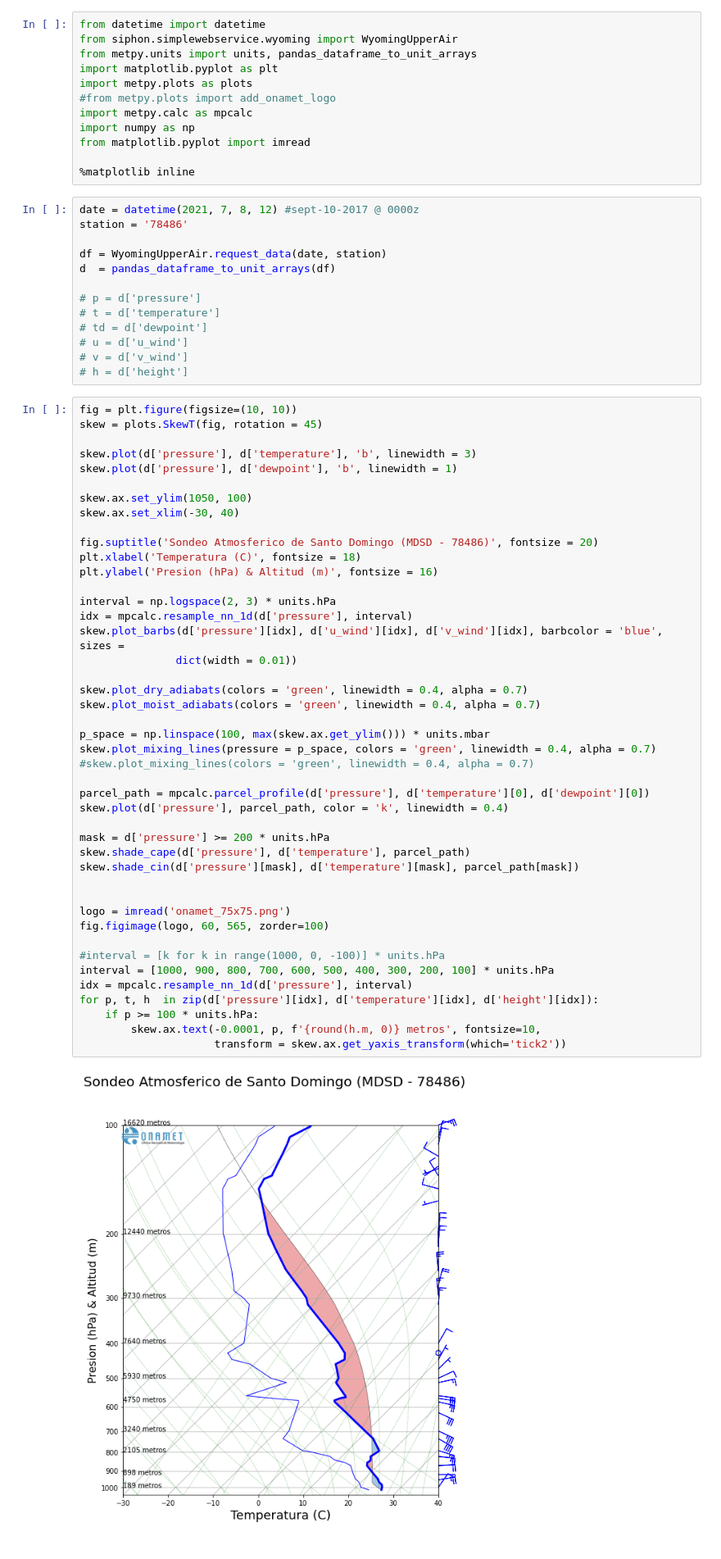
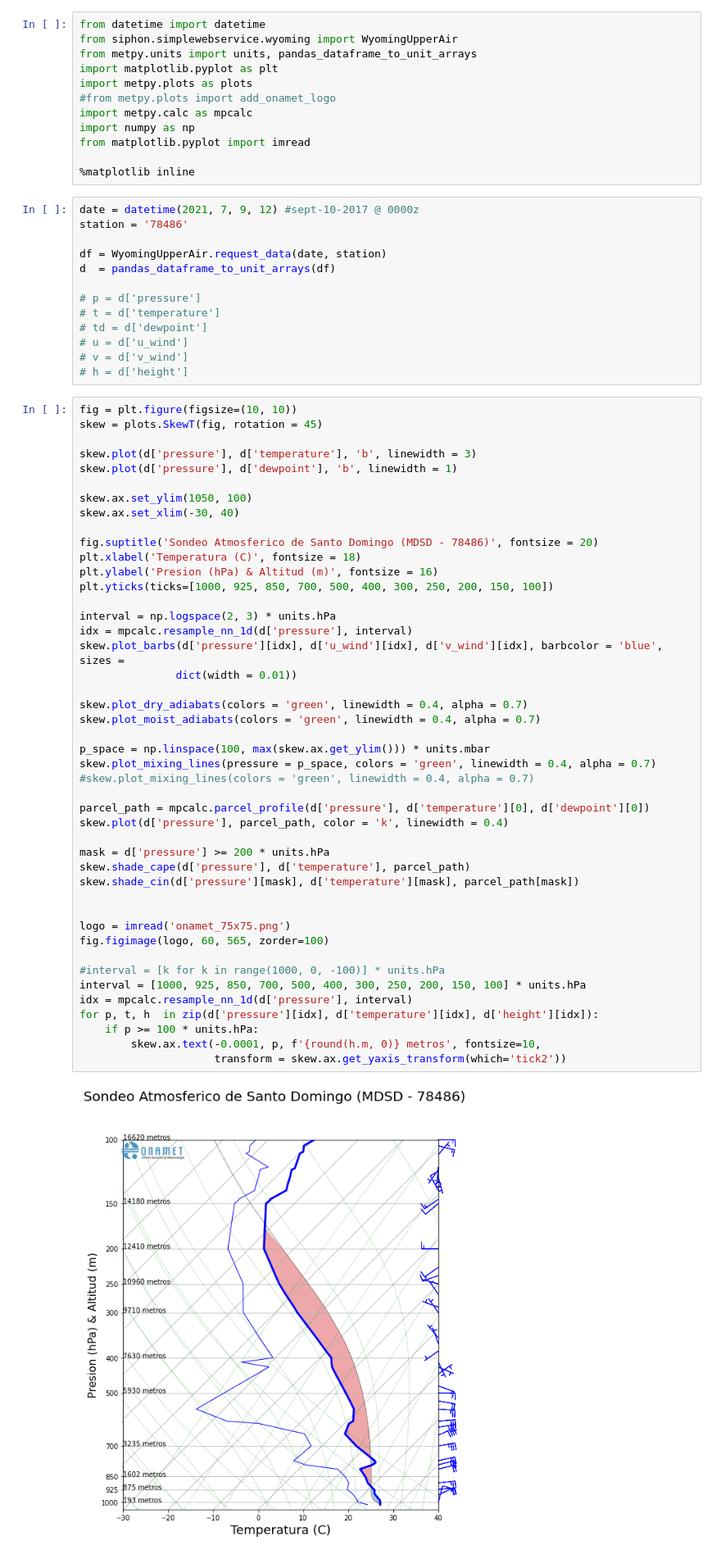
Before and after one commit to jmedinah09/UnidataProjects, a Jupyter notebook: sounding_plot_project/sounding_plot.ipynb, the cells around one changed output. Shown at 82% size. Saved outputs shown, nothing was run; the diff lists cells and outputs as text.

Commit message:
Cambio del ytick

```diff
--- a/sounding_plot_project/sounding_plot.ipynb
+++ b/sounding_plot_project/sounding_plot.ipynb
@@ -11,7 +11,7 @@ from matplotlib.pyplot import imread
 
 %matplotlib inline
 # %%
-date = datetime(2021, 7, 8, 12) #sept-10-2017 @ 0000z
+date = datetime(2021, 7, 9, 12) #sept-10-2017 @ 0000z
 station = '78486'
 
 df = WyomingUpperAir.request_data(date, station)
@@ -36,39 +36,40 @@ skew.ax.set_xlim(-30, 40)
 fig.suptitle('Sondeo Atmosferico de Santo Domingo (MDSD - 78486)', fontsize = 20)
 plt.xlabel('Temperatura (C)', fontsize = 18)
 plt.ylabel('Presion (hPa) & Altitud (m)', fontsize = 16)
+plt.yticks(ticks=[1000, 925, 850, 700, 500, 400, 300, 250, 200, 150, 100])
 
 interval = np.logspace(2, 3) * units.hPa
 idx = mpcalc.resample_nn_1d(d['pressure'], interval)
 skew.plot_barbs(d['pressure'][idx], d['u_wind'][idx], d['v_wind'][idx], barbcolor = 'blue', sizes =
                dict(width = 0.01))
 
 skew.plot_dry_adiabats(colors = 'green', linewidth = 0.4, alpha = 0.7)
 skew.plot_moist_adiabats(colors = 'green', linewidth = 0.4, alpha = 0.7)
 
 p_space = np.linspace(100, max(skew.ax.get_ylim())) * units.mbar
 skew.plot_mixing_lines(pressure = p_space, colors = 'green', linewidth = 0.4, alpha = 0.7)
 #skew.plot_mixing_lines(colors = 'green', linewidth = 0.4, alpha = 0.7)
 
 parcel_path = mpcalc.parcel_profile(d['pressure'], d['temperature'][0], d['dewpoint'][0])
 skew.plot(d['pressure'], parcel_path, color = 'k', linewidth = 0.4)
 
 mask = d['pressure'] >= 200 * units.hPa
 skew.shade_cape(d['pressure'], d['temperature'], parcel_path)
 skew.shade_cin(d['pressure'][mask], d['temperature'][mask], parcel_path[mask])
 
 
 logo = imread('onamet_75x75.png')
 fig.figimage(logo, 60, 565, zorder=100)
 
 #interval = [k for k in range(1000, 0, -100)] * units.hPa
-interval = [1000, 900, 800, 700, 600, 500, 400, 300, 200, 100] * units.hPa
+interval = [1000, 925, 850, 700, 500, 400, 300, 250, 200, 150, 100] * units.hPa
 idx = mpcalc.resample_nn_1d(d['pressure'], interval)
 for p, t, h  in zip(d['pressure'][idx], d['temperature'][idx], d['height'][idx]):
     if p >= 100 * units.hPa:
         skew.ax.text(-0.0001, p, f'{round(h.m, 0)} metros', fontsize=10,
                      transform = skew.ax.get_yaxis_transform(which='tick2'))
 # %% [output]
-[figure, old version]
+[figure, new version]
 # %%
 # skew.ax.set_facecolor('lightblue')
 # fig.patch.set_color('bisque')
```
Also changed, not shown: parts of 9 cells of this notebook.
